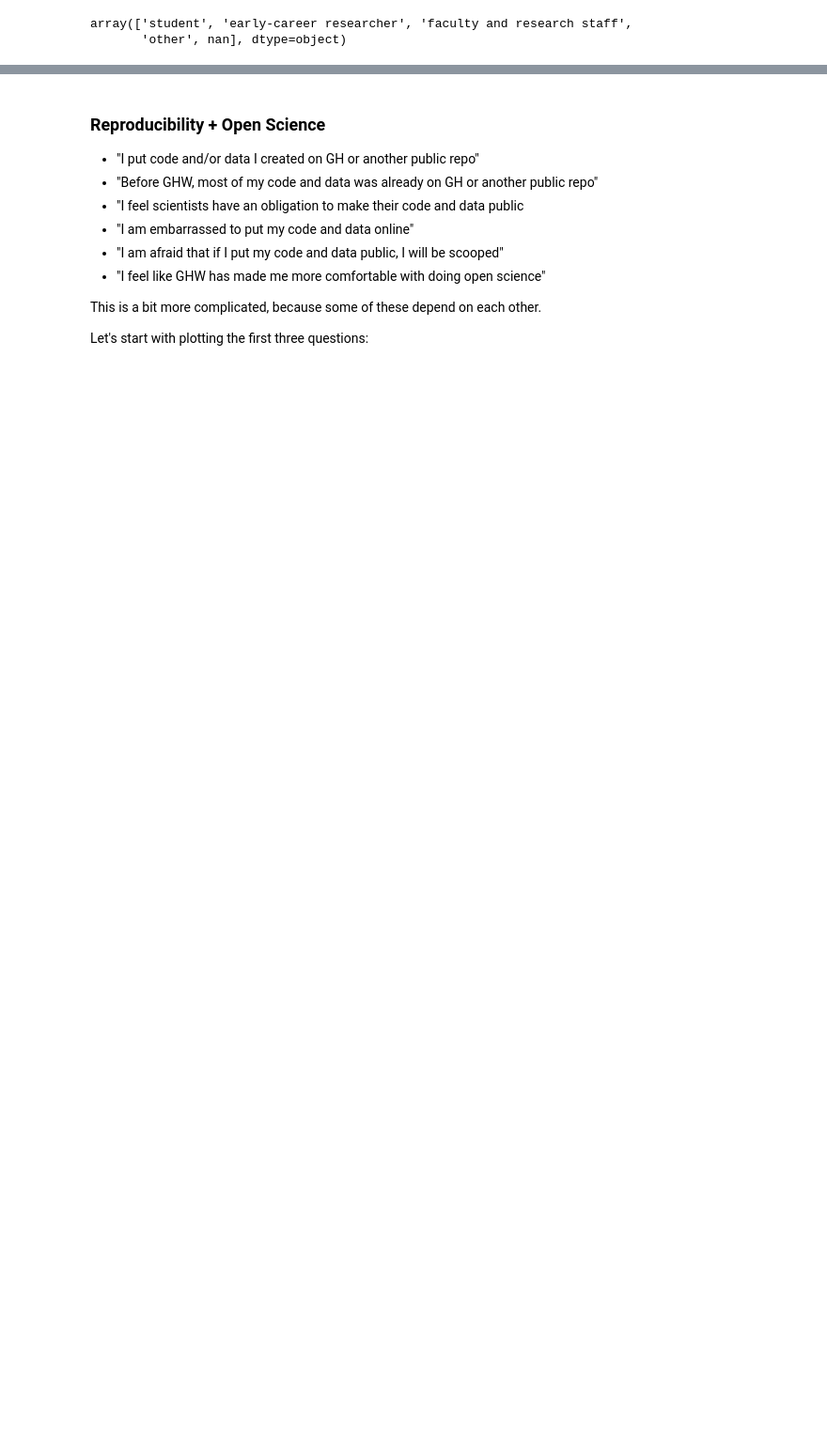
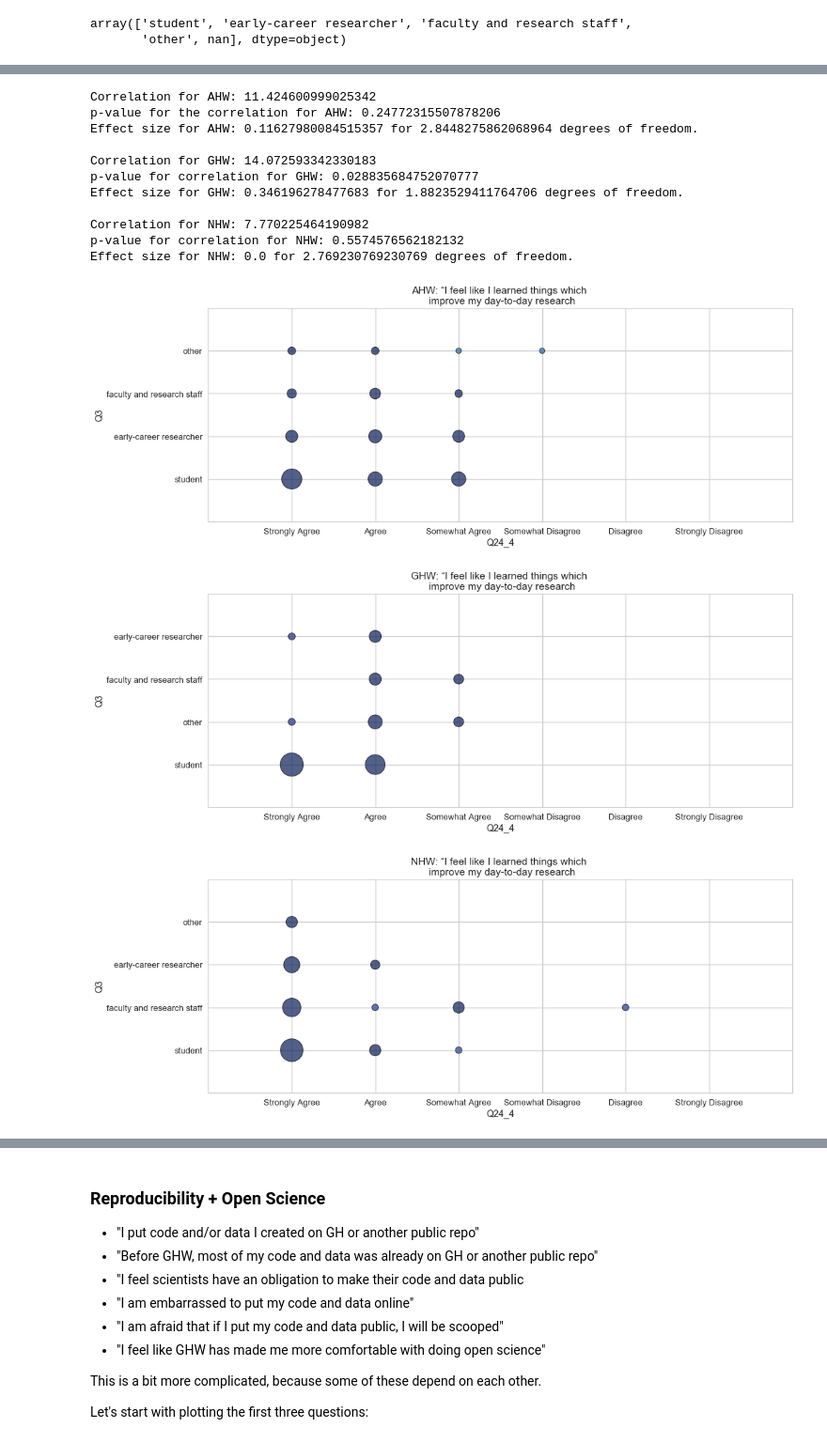
Before and after one commit to uwescience/HackWeek-Writeup, a Jupyter notebook: code/Analysis.ipynb, the cells around one changed output, grey strips where cells are left out. Shown at 94% size. Saved outputs shown, nothing was run; the diff lists cells and outputs as text; code cells hidden in the pictures; blank space fills up the shorter version.

```diff
--- a/code/Analysis.ipynb
+++ b/code/Analysis.ipynb
@@ -1389,0 +925,30 @@ print(len(nhw_small)/len(NHWdata["Q23_2"].dropna()))
+# %%
+# question label
+q1 = "Q24_4"
+
+# demographic category
+q2 = "Q3"
+
+# title for the plot
+title = '“I feel like I learned things which \n improve my day-to-day research'
+
+# ordered labels for the question
+k = ["Strongly Agree", "Agree", "Somewhat Agree",
+     "Somewhat Disagree", "Disagree", "Strongly Disagree"]
+
+test_association(AHWdata, GHWdata, NHWdata, q1, q2, title, k=k)
+# %% [output]
+Correlation for AHW: 11.424600999025342
+p-value for the correlation for AHW: 0.24772315507878206
+Effect size for AHW: 0.11627980084515357 for 2.8448275862068964 degrees of freedom.
+
+Correlation for GHW: 14.072593342330183
+p-value for correlation for GHW: 0.028835684752070777
+Effect size for GHW: 0.346196278477683 for 1.8823529411764706 degrees of freedom.
+
+Correlation for NHW: 7.770225464190982
+p-value for correlation for NHW: 0.5574576562182132
+Effect size for NHW: 0.0 for 2.769230769230769 degrees of freedom.
+[figure, added]
+[figure, added]
+[figure, added]
```
Also changed, not shown: parts of 126 cells of this notebook.
